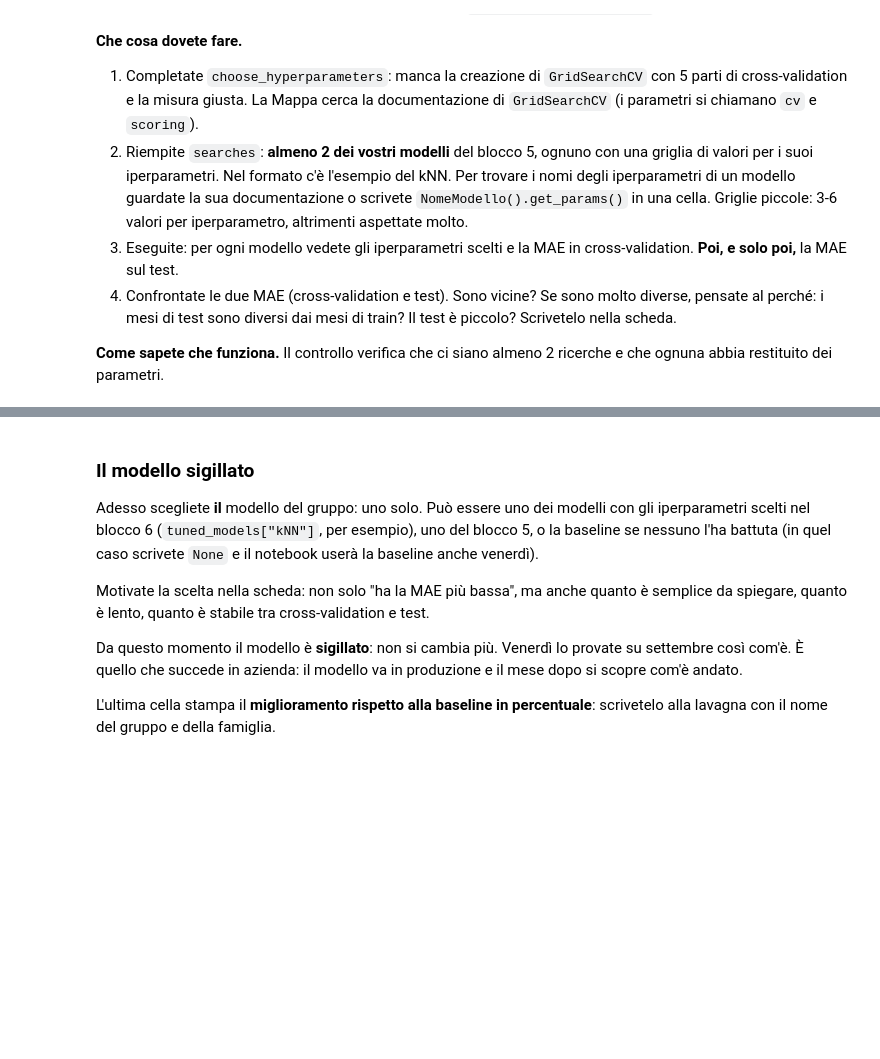
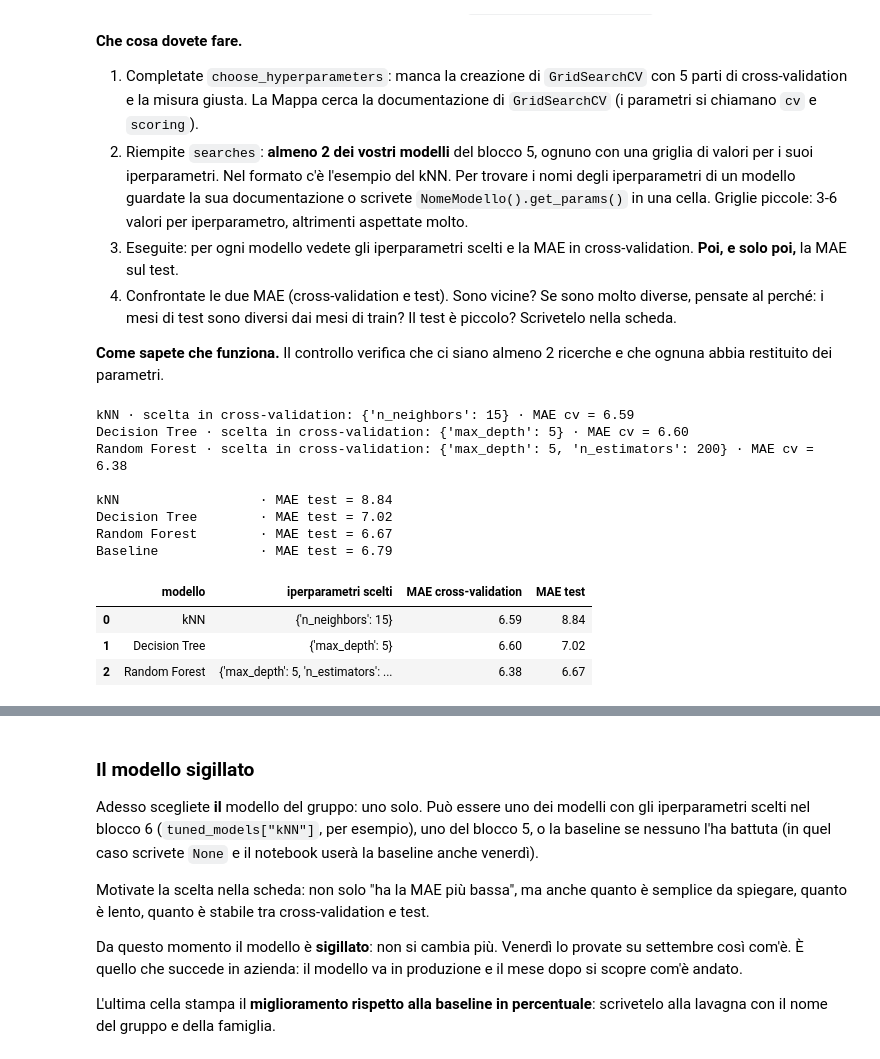
Before and after one commit to lucasandersoncorreia-dotcom/progetto-machine-learning, a Jupyter notebook: project_work_2_building_blocks.ipynb, the cells around one changed output, grey strips where cells are left out. Drawn from its saved outputs; the diff is of its cells as text; code cells hidden in the pictures; blank space fills up the shorter version.

```diff
--- a/project_work_2_building_blocks.ipynb
+++ b/project_work_2_building_blocks.ipynb
@@ -337,7 +392,7 @@ TEST_MONTHS = ["2026-07", "2026-08"]
 
 def split_by_time(examples, test_months):
     # vero per le righe il cui mese bersaglio è uno dei mesi di test
-    is_test = FILL_ME     # scrivete: la condizione "vero" per le righe con il mese bersaglio nella lista test_months
+    is_test = examples["target_month"].isin(test_months)
 
     train_examples = examples[~is_test].copy()
     test_examples = examples[is_test].copy()
@@ -503,39 +579,53 @@ Chiede una misura "più alta è meglio", quindi la MAE si passa come `neg_mean_a
 # %%
 def choose_hyperparameters(model, parameter_grid, X_train, y_train):
     # provo tutte le combinazioni della griglia, con 5 parti di cross-validation sul train, misurando la MAE
-    search = FILL_ME     # scrivete: la ricerca a griglia con 5 parti e la MAE come misura (con il segno meno)
+    search = GridSearchCV(model, parameter_grid, cv=5, scoring="neg_mean_absolute_error")
     search.fit(X_train, y_train)
 
     best_mae_cv = -search.best_score_
     return search.best_estimator_, search.best_params_, best_mae_cv
 
 
 searches = {
     # formato:  "nome": (Modello(), {"iperparametro": [valori da provare]}),
     "kNN": (KNeighborsRegressor(), {"n_neighbors": [3, 5, 10, 15, 25, 40]}),
-    # --- scrivete voi: almeno un altro modello con la sua griglia ---
+    "Decision Tree": (DecisionTreeRegressor(random_state=42), {"max_depth": [3, 5, 10, 15, 20]}),
+    "Random Forest": (RandomForestRegressor(random_state=42), {"n_estimators": [50, 100, 200], "max_depth": [3, 5, 10]}),
 }
 
 tuned_models = {}
 tuning_rows = []
 for search_name, (model, parameter_grid) in searches.items():
     best_model, best_params, mae_cv = choose_hyperparameters(model, parameter_grid, X_train, y_train)
     tuned_models[search_name] = best_model
     tuning_rows.append({"modello": search_name, "iperparametri scelti": best_params, "MAE cross-validation": round(mae_cv, 2)})
     print(search_name, "· scelta in cross-validation:", best_params, f"· MAE cv = {mae_cv:.2f}")
 
 # ora, e solo ora, guardo il test con i modelli scelti
 print()
 for search_name, best_model in tuned_models.items():
     mae_test = evaluate_model(best_model, X_test, y_test)
     for row in tuning_rows:
         if row["modello"] == search_name:
             row["MAE test"] = round(mae_test, 2)
     print(f"{search_name:20s} · MAE test = {mae_test:.2f}")
 print(f"{'Baseline':20s} · MAE test = {baseline_mae:.2f}")
 
 tuning_table = pd.DataFrame(tuning_rows)
 tuning_table
+# %% [output]
+kNN · scelta in cross-validation: {'n_neighbors': 15} · MAE cv = 6.59
+Decision Tree · scelta in cross-validation: {'max_depth': 5} · MAE cv = 6.60
+Random Forest · scelta in cross-validation: {'max_depth': 5, 'n_estimators': 200} · MAE cv = 6.38
+
+kNN                  · MAE test = 8.84
+Decision Tree        · MAE test = 7.02
+Random Forest        · MAE test = 6.67
+Baseline             · MAE test = 6.79
+|  | modello | iperparametri scelti | MAE cross-validation | MAE test |
+| 0 | kNN | {'n_neighbors': 15} | 6.59 | 8.84 |
+| 1 | Decision Tree | {'max_depth': 5} | 6.60 | 7.02 |
+| 2 | Random Forest | {'max_depth': 5, 'n_estimators': ... | 6.38 | 6.67 |
 # %%
 # --- Controllo blocco 6 ---
 assert len(searches) >= 2, f"Avete {len(searches)} ricerche: ne servono almeno 2"
```
Also changed, not shown: parts of 23 cells of this notebook, 3 other files.
